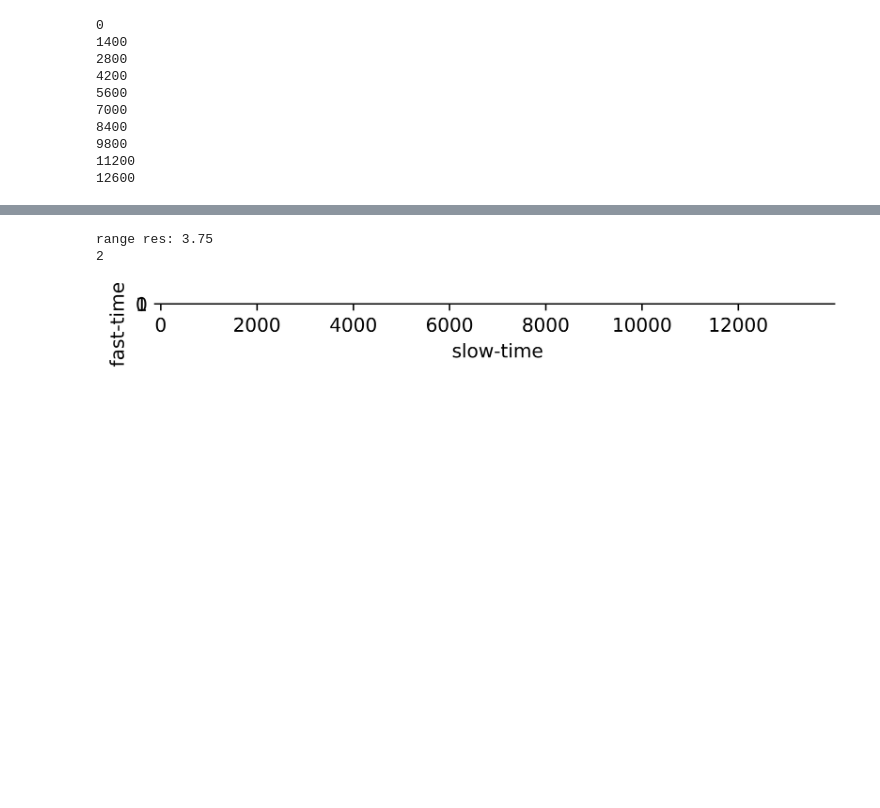
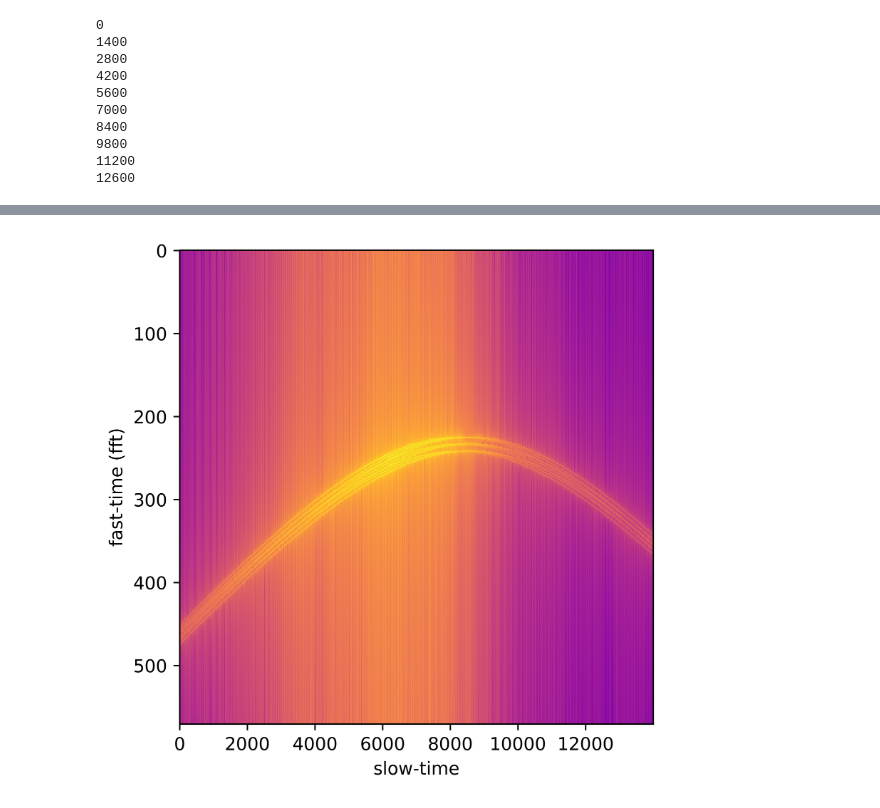
Before and after one commit to morzack/ece592-radar-SAR-proj, a Jupyter notebook: sar_sim.ipynb, the cells around one changed output, grey strips where cells are left out. Cells and saved outputs as stored; diff of their text form; code cells hidden in the pictures; blank space fills up the shorter version.

```diff
--- a/sar_sim.ipynb
+++ b/sar_sim.ipynb
@@ -162,22 +171,27 @@ def ret_chirp(pulse_duration, fs, gain_f, targets, radar_pos, radar_angle):
     return samples
 # %%
 # we can now simulate a scene and returns.
-# e.g. a target at 0,0
-targets = [((0, 0), 10)]
-radar_angle = 0
-radar_start_pos = (-4, -2)
-radar_vel = (0, 1)
+# e.g. a grid of targets with different reflectivities around 0,0
+# targets = [((0, 0), 10), ((0.2, 0.2), 5), ()]
+targets = []
+for dx in (-0.25, 0, 0.25):
+    for dy in (-0.25, 0, 0.25):
+        targets.append(((dx, dy), 10))
+
+radar_angle = np.deg2rad(25)
+radar_start_pos = (-7, -12)
+radar_vel = (0, 5)
 observation_time = 4 # s
 
 # use "stop-and-go" approximation -- i.e. assume radar is stationary for each sample
-PRF = 3500 # from proj proposal -- constrained by minimum movement at given speed
+PRF = ANT_PRF # from proj proposal -- constrained by minimum movement at given speed
 n_sweeps = int(observation_time * PRF)
 data_matrix = []
 for sweep in range(n_sweeps):
     # calculate radar position
     dt = sweep * (1/PRF)
     r_pos_local = (radar_start_pos[0]+radar_vel[0]*dt, radar_start_pos[1]+radar_vel[1]*dt)
-    data_matrix.append(ret_chirp(ANT_pulse_dur, ANT_fs, horiz_gain, targets, r_pos_local, radar_angle))
+    data_matrix.append(ret_chirp(ANT_pulse_dur, ANT_fs, horiz_gain, targets, r_pos_local, radar_angle, -1))
     if sweep % (n_sweeps//10) == 0:
         print(sweep)
 # %% [output]
@@ -210,26 +225,31 @@ plt.show()
 # %%
 # then, let's attempt range compression
 # simply perform an FFT on each fast-time slice and spit out the values
-max_range_gate_m = 4 # for range gating the plot
-max_range_m = c * ANT_pulse_dur / 2 # physical max range for chirp
-range_res_m = max_range_m / len(data_matrix[0])
-print("range res:", range_res_m)
-max_bin = int((max_range_gate_m // range_res_m) * 2)
-print(max_bin)
+# max_range_gate_m = 4 # for range gating the plot
+# max_range_m = c * ANT_pulse_dur / 2 # physical max range for chirp
+# print(max_range_m)
+# range_res_m = max_range_m / len(data_matrix[0])
+# print(len(data_matrix[0]))
+# print("range res:", range_res_m)
+# max_bin = int((max_range_gate_m // range_res_m) * 2)
+# print(max_bin)
+
+# max_bin = int(300)
+max_bin = len(data_matrix[0])//2
+# max_bin = len(data_matrix[0])
 
 fft_vals = np.zeros((len(data_matrix), max_bin))
 for fast_time in range(len(data_matrix)):
     fft_out = np.fft.fft(data_matrix_numpy[fast_time])
     for x in range(max_bin):
-        # fft_vals[fast_time, x] = 10*np.log10(np.abs(fft_out[x]))
-        fft_vals[fast_time, x] = np.abs(fft_out[x])
+        fft_vals[fast_time, x] = 10*np.log10(np.abs(fft_out[x]))
+        # fft_vals[fast_time, x] = np.abs(fft_out[x])
 fig, ax = plt.subplots()
 ax.imshow(fft_vals.T, cmap='plasma', interpolation='nearest')
 ax.set(xlabel='slow-time', ylabel='fast-time (fft)')
+ax.set_aspect(len(data_matrix)/max_bin)
 plt.gcf().set_dpi(1000)
 plt.show()
 # plt.plot(fft_vals)
 # %% [output]
-range res: 3.75
-2
-[figure, old version]
+[figure, new version]
```
Also changed, not shown: parts of 3 cells of this notebook.
